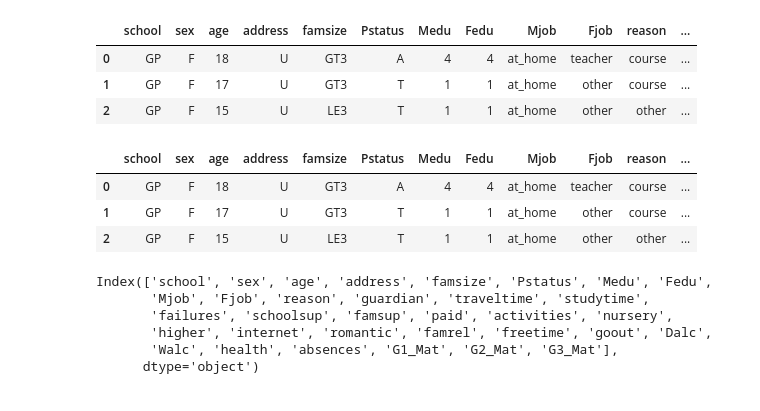
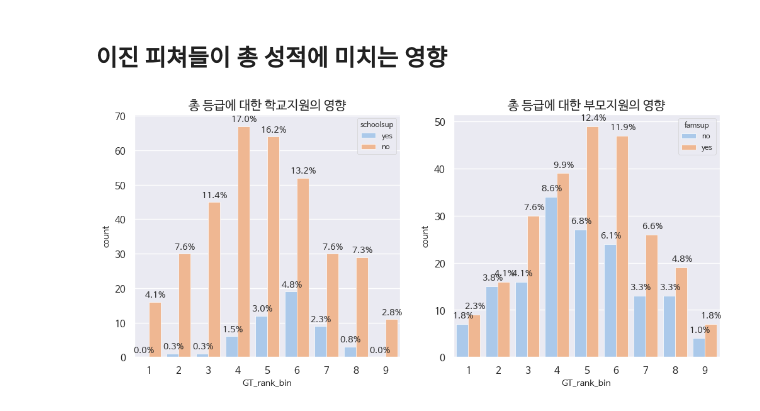
Before and after one commit to komingsu/AIFFEL_ON3_EDA, a Jupyter notebook: 2. workspace/minsu/basic_eda_minsu.ipynb, the cells around one changed output. Drawn from its saved outputs; the diff is of its cells as text; code cells hidden in the pictures.

```diff
--- a/2. workspace/minsu/basic_eda_minsu.ipynb
+++ b/2. workspace/minsu/basic_eda_minsu.ipynb
@@ -4,3 +61,14 @@ import numpy as np
 import warnings
 warnings.filterwarnings(action='ignore')
 pd.options.display.max_columns = 50
+
+import matplotlib.pyplot as plt
+import seaborn as sns
+
+from pandas.api.types import CategoricalDtype
+
+sns.set(rc = {"figure.figsize" : (15,8)})
+plt.style.use('ggplot')
+sns.set_style('darkgrid')
+plt.rc("axes", unicode_minus=False) # 음수값 깨지는 폰트 설정
+plt.rc('font', family='NanumBarunGothic')
@@ -7,26 +197,4 @@ pd.options.display.max_columns = 50
 # %%
-math = pd.read_csv("data/student-mat.csv")
-math.head(3)
+math = pd.read_csv("math.csv")
-# %% [output]
-|  | school | sex | age | address | famsize | Pstatus | Medu | Fedu | Mjob | Fjob | reason | ... |
-| 0 | GP | F | 18 | U | GT3 | A | 4 | 4 | at_home | teacher | course | ... |
-| 1 | GP | F | 17 | U | GT3 | T | 1 | 1 | at_home | other | course | ... |
-| 2 | GP | F | 15 | U | LE3 | T | 1 | 1 | at_home | other | other | ... |
-# %%
-port = pd.read_csv("data/student-por.csv")
-port.head(3)
-# %% [output]
-|  | school | sex | age | address | famsize | Pstatus | Medu | Fedu | Mjob | Fjob | reason | ... |
-| 0 | GP | F | 18 | U | GT3 | A | 4 | 4 | at_home | teacher | course | ... |
-| 1 | GP | F | 17 | U | GT3 | T | 1 | 1 | at_home | other | course | ... |
-| 2 | GP | F | 15 | U | LE3 | T | 1 | 1 | at_home | other | other | ... |
-# %%
-math.rename(columns={'G1':'G1_Mat', 'G2':'G2_Mat', 'G3':'G3_Mat'}, inplace=True)
-port.rename(columns={'G1':'G1_Por', 'G2':'G2_Por', 'G3':'G3_Por'}, inplace=True)
-# %% [output]
-Index(['school', 'sex', 'age', 'address', 'famsize', 'Pstatus', 'Medu', 'Fedu',
-       'Mjob', 'Fjob', 'reason', 'guardian', 'traveltime', 'studytime',
-       'failures', 'schoolsup', 'famsup', 'paid', 'activities', 'nursery',
-       'higher', 'internet', 'romantic', 'famrel', 'freetime', 'goout', 'Dalc',
-       'Walc', 'health', 'absences', 'G1_Mat', 'G2_Mat', 'G3_Mat'],
-      dtype='object')
+# %% [markdown]
+## 이진 피쳐들이 총 성적에 미치는 영향
@@ -32,0 +211,9 @@ Index(['school', 'sex', 'age', 'address', 'famsize', 'Pstatus', 'Medu', 'Fedu',
+# %%
+# 학교와 부모의 지원이 성적에 미치는 영향
+plt.figure(figsize=(12,5))
+plt.subplot(1,2,1)
+distribution_by(math,"GT_rank_bin","schoolsup",fig=False, title="총 등급에 대한 학교지원의 영향")
+plt.subplot(1,2,2)
+distribution_by(math,"GT_rank_bin","famsup",fig=False, title="총 등급에 대한 부모지원의 영향")
+# %% [output]
+[figure, added]
```
Also changed, not shown: parts of 22 cells of this notebook, 3 other files.
